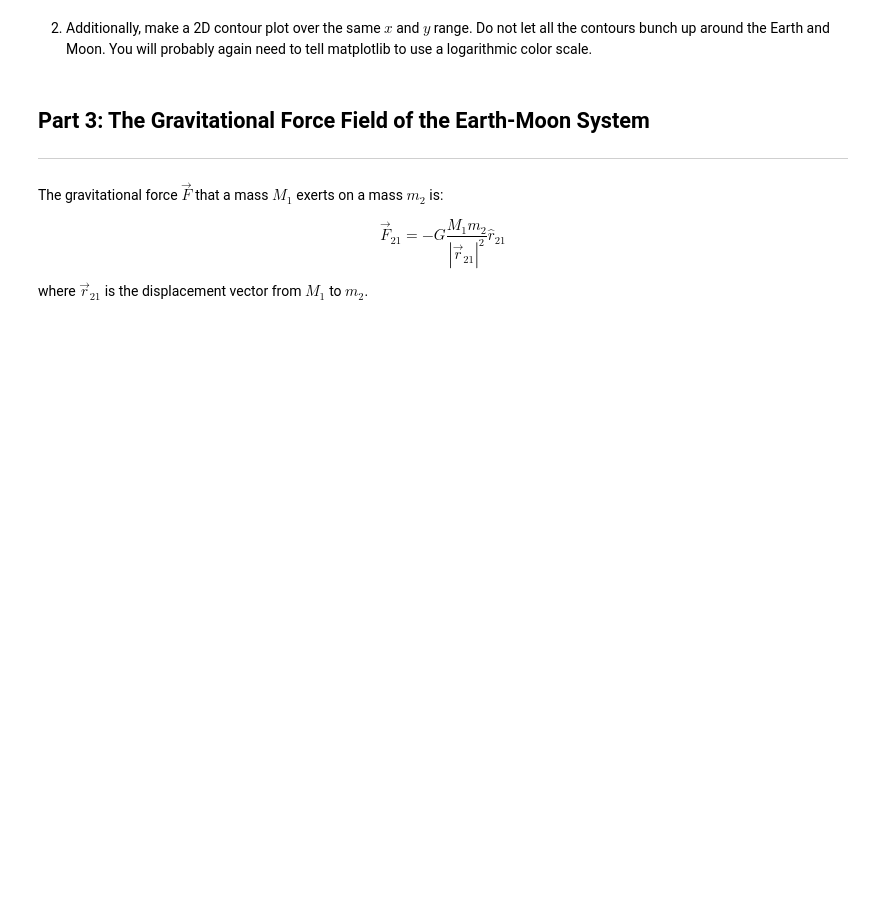
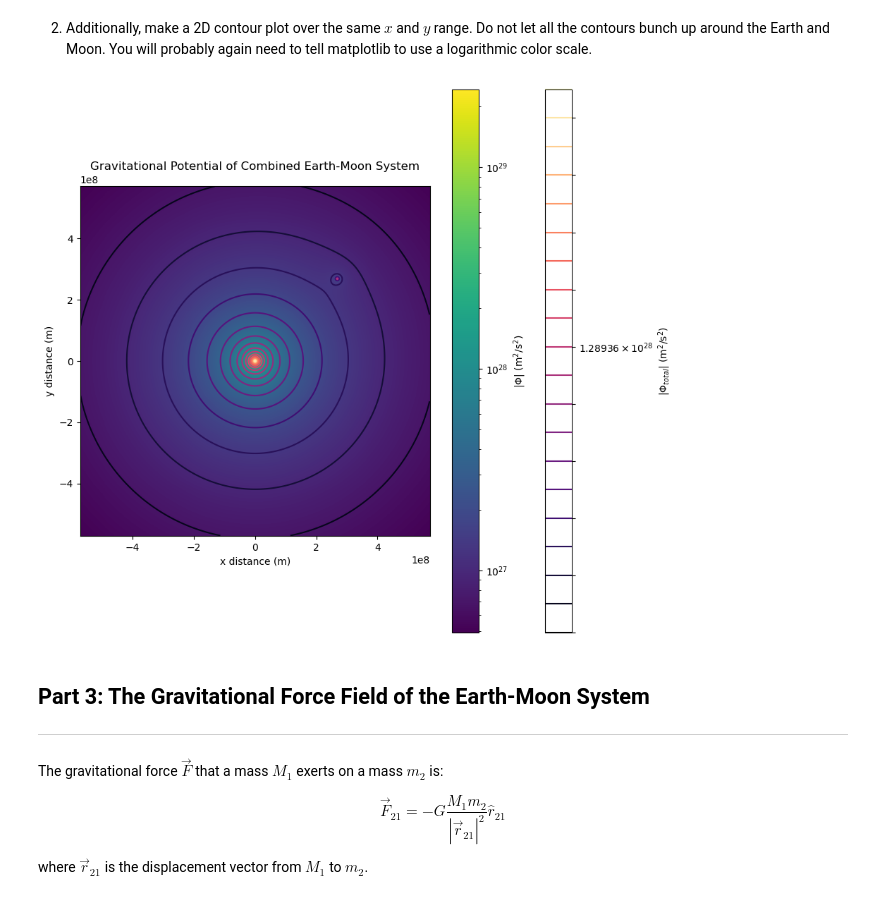
Before and after one commit to tliou1/PHYS265-spring26, a Jupyter notebook: Lab1/lab1.ipynb, the cells around one changed output. Saved outputs shown, nothing was run; the diff lists cells and outputs as text; code cells hidden in the pictures; blank space fills up the shorter version.

```diff
--- a/Lab1/lab1.ipynb
+++ b/Lab1/lab1.ipynb
@@ -139,6 +181,26 @@ of the gravitational potential of the combined Earth-Moon system.
 2. Additionally, make a 2D contour plot over the same $x$ and $y$ range.
 Do not let all the contours bunch up around the Earth and Moon.
 You will probably again need to tell matplotlib to use a logarithmic color scale.
+# %%
+levels = np.logspace(np.log10(phi_total.min()), np.log10(phi_total.max()), 20)
+
+fig4, ax4 = plt.subplots(figsize=(10, 10))
+mesh4 = ax4.pcolormesh(X, Y, phi_total, norm=LogNorm(), cmap='viridis', shading='auto')
+
+cntr = ax4.contour(X, Y, phi_total, levels=levels, norm=LogNorm(), cmap='magma')
+fig4.colorbar(cntr, label=r'$|\Phi_{total}|$ (m$^2$/s$^2$)')
+
+ax4.set_aspect('equal')
+ax4.set_title("Gravitational Potential of Combined Earth-Moon System")
+ax4.set_xlabel("x distance (m)")
+ax4.set_ylabel("y distance (m)")
+
+cbar = fig4.colorbar(mesh4, ax=ax4)
+cbar.set_label(r'$|\Phi|$ (m$^2$/s$^2$)')
+
+plt.show()
+# %% [output]
+[figure, added]
 # %% [markdown]
 ## Part 3: The Gravitational Force Field of the Earth-Moon System
 ----
```
Also changed, not shown: parts of 13 cells of this notebook, 1 other file.
